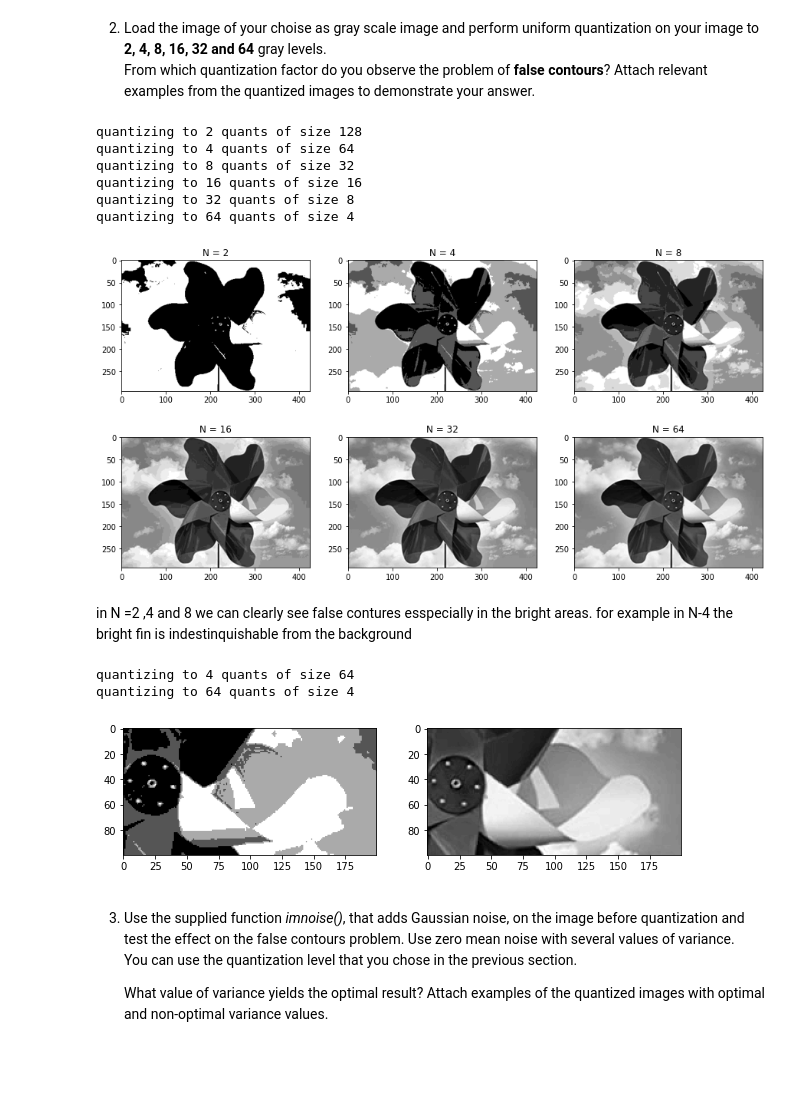
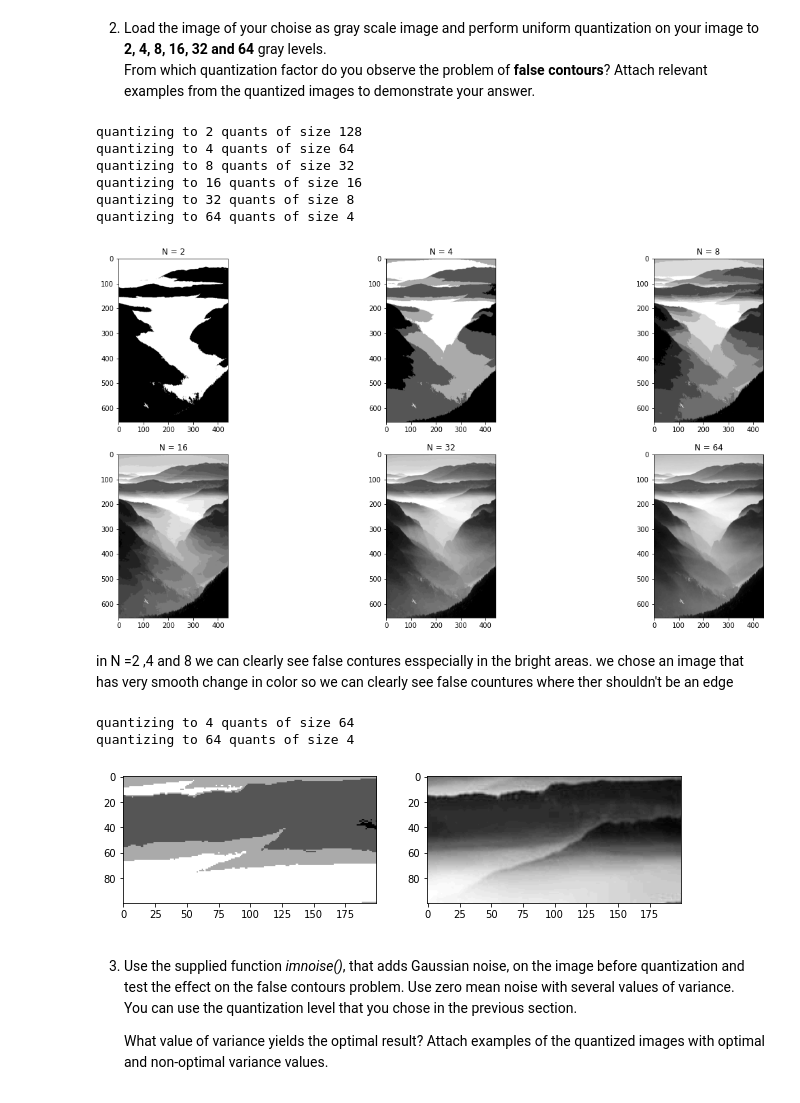
Before and after one commit to nadavschwalb/image_processing, a Jupyter notebook: Lab3_Student.ipynb, the cells around one changed output. Saved outputs shown, nothing was run; the diff lists cells and outputs as text; code cells hidden in the pictures; blank space fills up the shorter version.

```diff
--- a/Lab3_Student.ipynb
+++ b/Lab3_Student.ipynb
@@ -53,24 +43,24 @@ def quant_img(img,N):
 2. Load the image of your choise as gray scale image and perform uniform quantization on your image to **2, 4, 8, 16, 32 and 64** gray levels.
     From which quantization factor do you observe the problem of **false contours**? Attach relevant examples from the quantized images to demonstrate your answer.
 # %%
-img = io.imread('WeatherVane.bmp')
+img = io.imread('landscape.bmp')
 grayscale_img = color.rgb2gray(img)
 grayscale_img= img_as_ubyte(grayscale_img)
-plt.figure(figsize=(15,12))
+plt.figure(figsize=(20,15))
 for i in range(1,7):
   plt.subplot(330 + i)
   plt.title(f"N = {2**i}")
   plt.imshow(quant_img(grayscale_img,2**i),cmap='gray')
 # %% [output]
 quantizing to 2 quants of size 128
 quantizing to 4 quants of size 64
 quantizing to 8 quants of size 32
 quantizing to 16 quants of size 16
 quantizing to 32 quants of size 8
 quantizing to 64 quants of size 4
-[figure, old version]
+[figure, new version]
 # %% [markdown]
-in N =2 ,4 and 8 we can clearly see false contures esspecially in the bright areas. for example in N-4 the bright fin is indestinquishable from the background
+in N =2 ,4 and 8 we can clearly see false contures esspecially in the bright areas. we chose an image that has very smooth change in color so we can clearly see false countures where ther shouldn't be an edge
 # %%
 plt.figure(figsize=(10,5))
 plt.subplot(121)
@@ -81,7 +71,7 @@ plt.show()
 # %% [output]
 quantizing to 4 quants of size 64
 quantizing to 64 quants of size 4
-[figure, old version]
+[figure, new version]
 # %% [markdown]
 3. Use the supplied function *imnoise()*, that adds Gaussian noise, on the image before quantization and test the effect on the false contours problem. Use zero mean noise with several values of variance.
     You can use the quantization level that you chose in the previous section.
```
Also changed, not shown: parts of 21 cells of this notebook.
